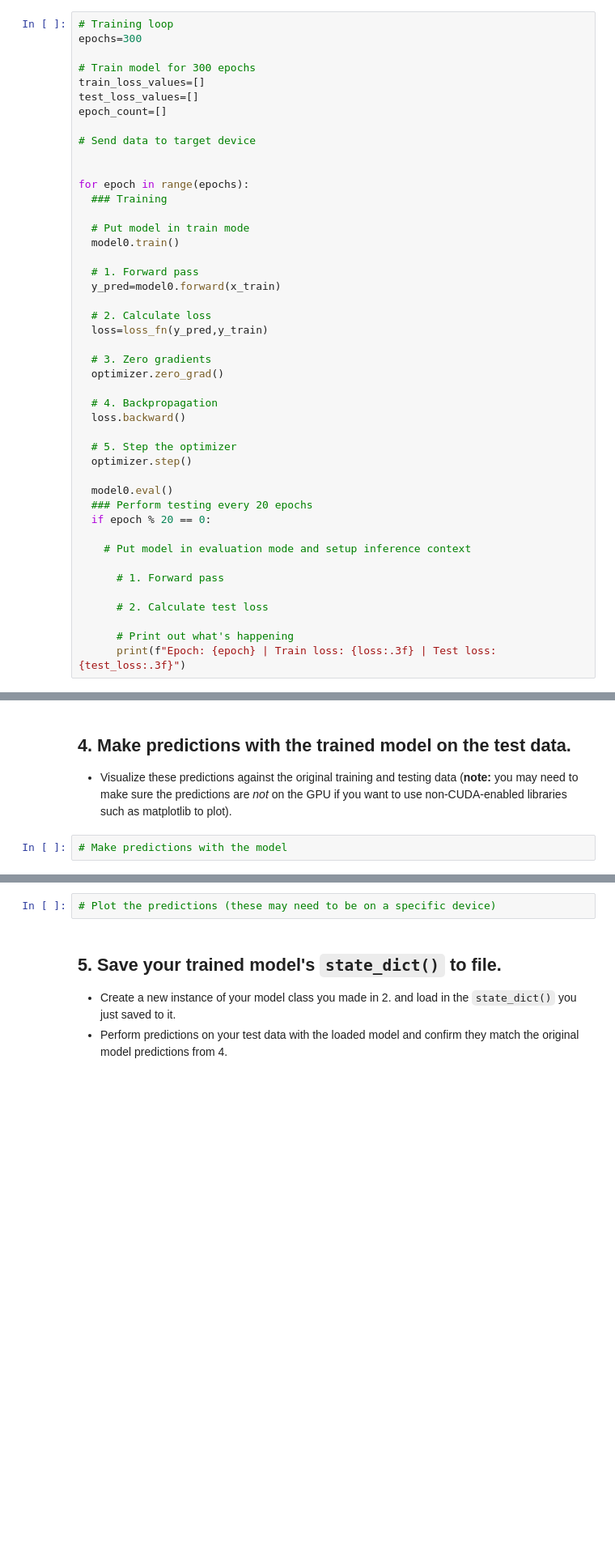
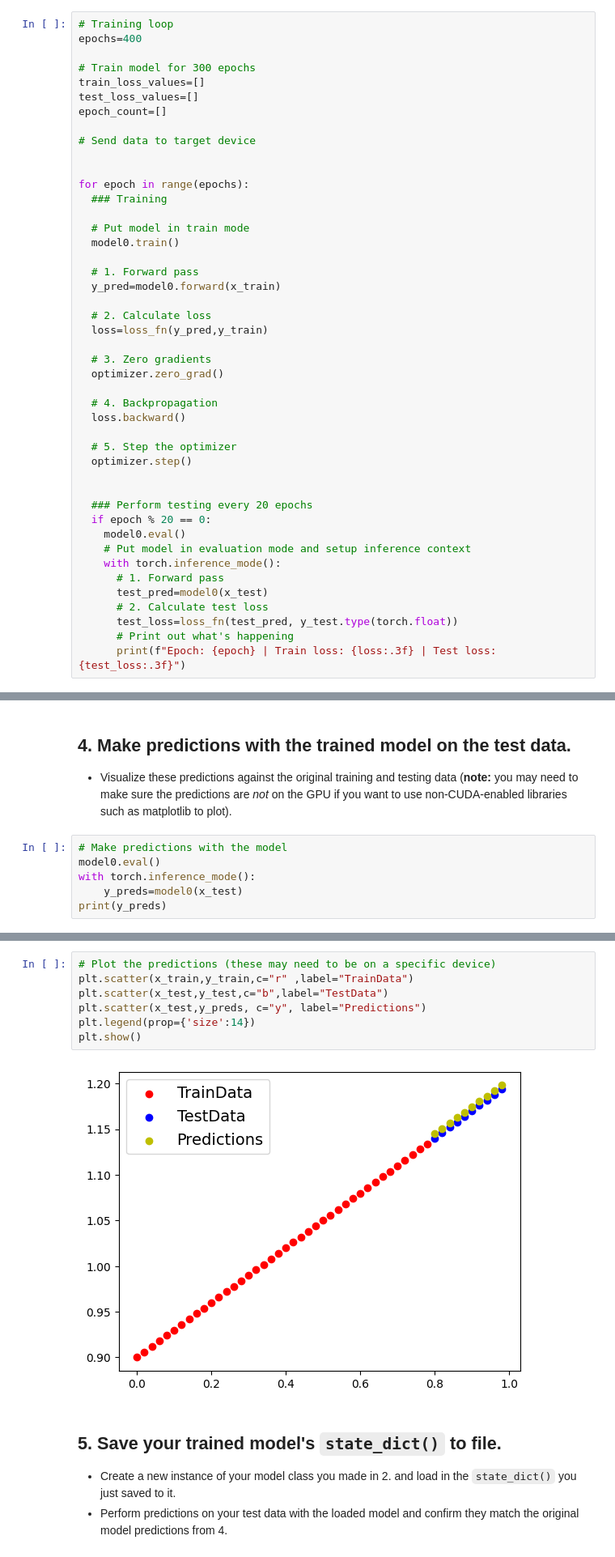
Before and after one commit to Machmurka/UnderstandingDeepLearning, a Jupyter notebook: Learn PyTorch for Deep Learning/01_pytorch_workflow_exercises.ipynb, the cells around one changed output, grey strips where cells are left out. Shown: that part at 81% size. Saved outputs shown, nothing was run; the diff lists cells and outputs as text; blank space fills up the shorter version.

```diff
--- a/Learn PyTorch for Deep Learning/01_pytorch_workflow_exercises.ipynb
+++ b/Learn PyTorch for Deep Learning/01_pytorch_workflow_exercises.ipynb
@@ -120,7 +120,7 @@ loss_fn=nn.L1Loss()
 optimizer=torch.optim.SGD(model0.parameters(),lr=0.01)
 # %%
 # Training loop
-epochs=300
+epochs=400
 
 # Train model for 300 epochs
 train_loss_values=[]
@@ -151,15 +151,15 @@ for epoch in range(epochs):
   # 5. Step the optimizer
   optimizer.step()
 
-  model0.eval()
+
   ### Perform testing every 20 epochs
   if epoch % 20 == 0:
-
+    model0.eval()
     # Put model in evaluation mode and setup inference context
-
+    with torch.inference_mode():
       # 1. Forward pass
-
+      test_pred=model0(x_test)
       # 2. Calculate test loss
-
+      test_loss=loss_fn(test_pred, y_test.type(torch.float))
       # Print out what's happening
       print(f"Epoch: {epoch} | Train loss: {loss:.3f} | Test loss: {test_loss:.3f}")
@@ -168,3 +189,7 @@ for epoch in range(epochs):
   * Visualize these predictions against the original training and testing data (**note:** you may need to make sure the predictions are *not* on the GPU if you want to use non-CUDA-enabled libraries such as matplotlib to plot).
 # %%
 # Make predictions with the model
+model0.eval()
+with torch.inference_mode():
+    y_preds=model0(x_test)
+print(y_preds)
@@ -171,5 +207,12 @@ for epoch in range(epochs):
 # %%
 # Plot the predictions (these may need to be on a specific device)
+plt.scatter(x_train,y_train,c="r" ,label="TrainData")
+plt.scatter(x_test,y_test,c="b",label="TestData")
+plt.scatter(x_test,y_preds, c="y", label="Predictions")
+plt.legend(prop={'size':14})
+plt.show()
+# %% [output]
+[figure, added]
 # %% [markdown]
 ## 5. Save your trained model's `state_dict()` to file.
   * Create a new instance of your model class you made in 2. and load in the `state_dict()` you just saved to it.
```
Also changed, not shown: parts of 2 cells of this notebook.
